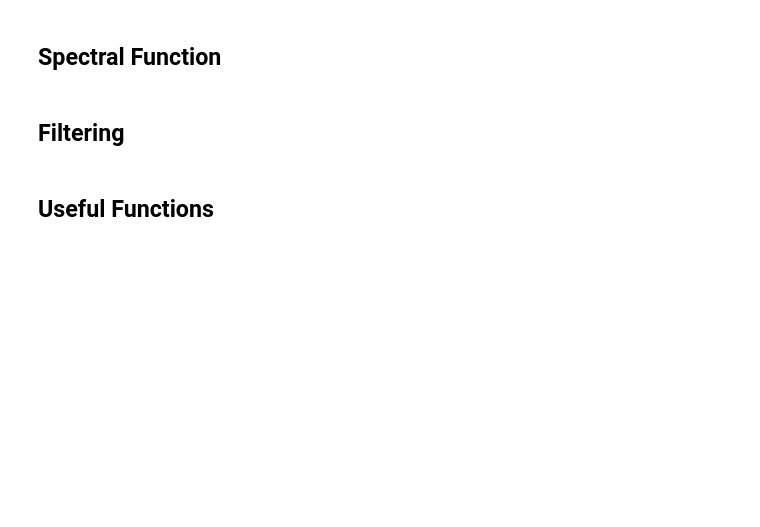
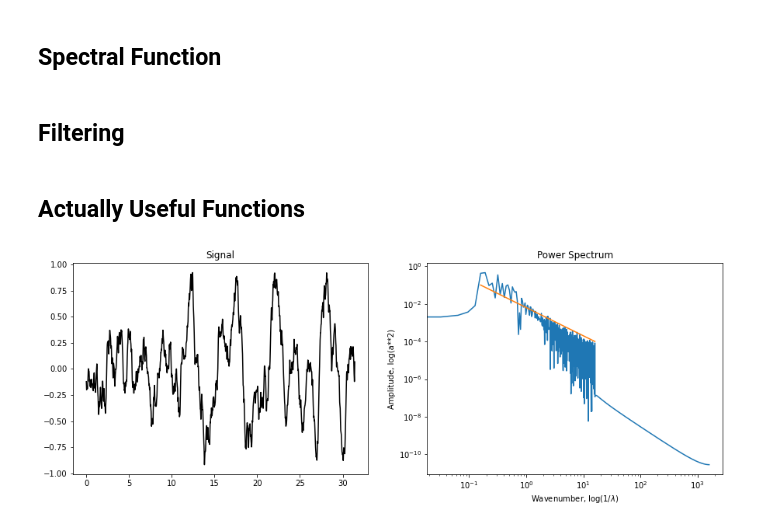
Before and after one commit to ocean-transport/argo-intern, a Jupyter notebook: stat_functions.ipynb, the cells around one changed output. Drawn from its saved outputs; the diff is of its cells as text; code cells hidden in the pictures; blank space fills up the shorter version.

```diff
--- a/stat_functions.ipynb
+++ b/stat_functions.ipynb
@@ -143,4 +144,4 @@ def boxcar_plot(da):
     plt.title("Window applied: Boxcar")
     plt.subplots_adjust(wspace=0.4, hspace=0.4)
 # %% [markdown]
-## Useful Functions
+## Actually Useful Functions
@@ -147,5 +156,5 @@ def boxcar_plot(da):
 # %%
-def spectral_plot(points, modes, slope, xmax):
+def spectral_funct(points, modes, slope, xmax):
     k_ar=np.logspace(0,2,modes)
     a_ar=np.sqrt(0.01*k_ar**(slope/2))
     y_ar=np.zeros((points,modes))
@@ -156,14 +165,14 @@ def spectral_plot(points, modes, slope, xmax):
     for n in range(0,modes):
         y_ar[:,n] = np.sin(k_ar[n]*x+np.random.uniform(0,6,size=1))*a_ar[n]
 
-    signal=y_ar.sum(axis=1)
+    signal_ar=y_ar.sum(axis=1)
 
-    signal_da=xr.DataArray(signal, dims=['points'], coords={'points':x})
+    signal_da=xr.DataArray(signal_ar, dims=['points'], coords={'points':x})
     signal_spec=xrft.power_spectrum(signal_da,dim='points')
 
-    plt.figure(figsize=(15,5))
+    plt.figure(figsize=(15,2))
     plt.subplot(1,2,1)
-    plt.plot(x,signal,color='black')
+    plt.plot(x,signal_ar,color='black')
     plt.title("Signal")
 
     plt.subplot(1,2,2)
@@ -174,8 +183,10 @@ def spectral_plot(points, modes, slope, xmax):
     plt.title("Power Spectrum")
     plt.xlabel("Wavenumber, log(1/$\lambda$)")
     plt.ylabel("Amplitude, log(a**2)")
-    plt.subplots_adjust(hspace=0.2)
+    plt.subplots_adjust(wspace=0.2,hspace=0.2)
 
-    return k_ar, a_ar
+    return signal_ar
 # %%
-k_ar, a_ar = spectral_plot(100000, 200, -3, 10*np.pi)
+signal_ar = spectral_plot(100000, 200, -3, 10*np.pi)
+# %% [output]
+[figure, added]
```
Also changed, not shown: parts of 6 cells of this notebook.
